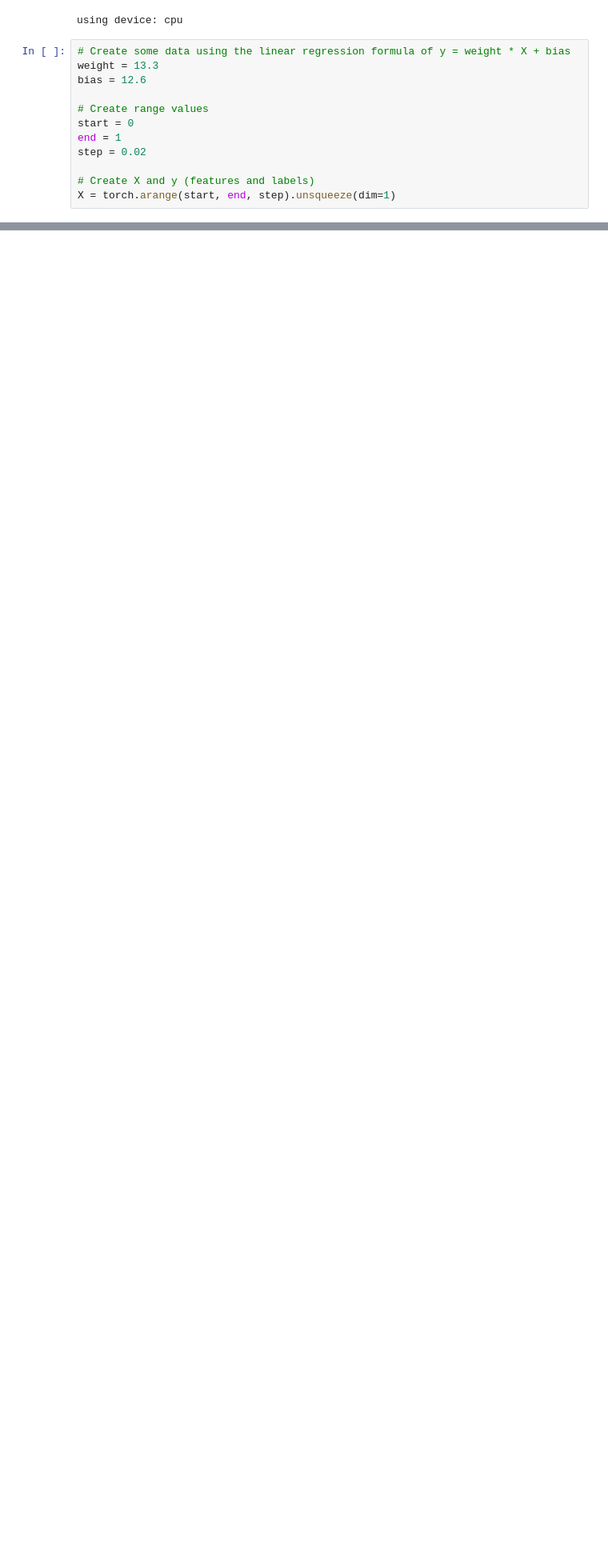
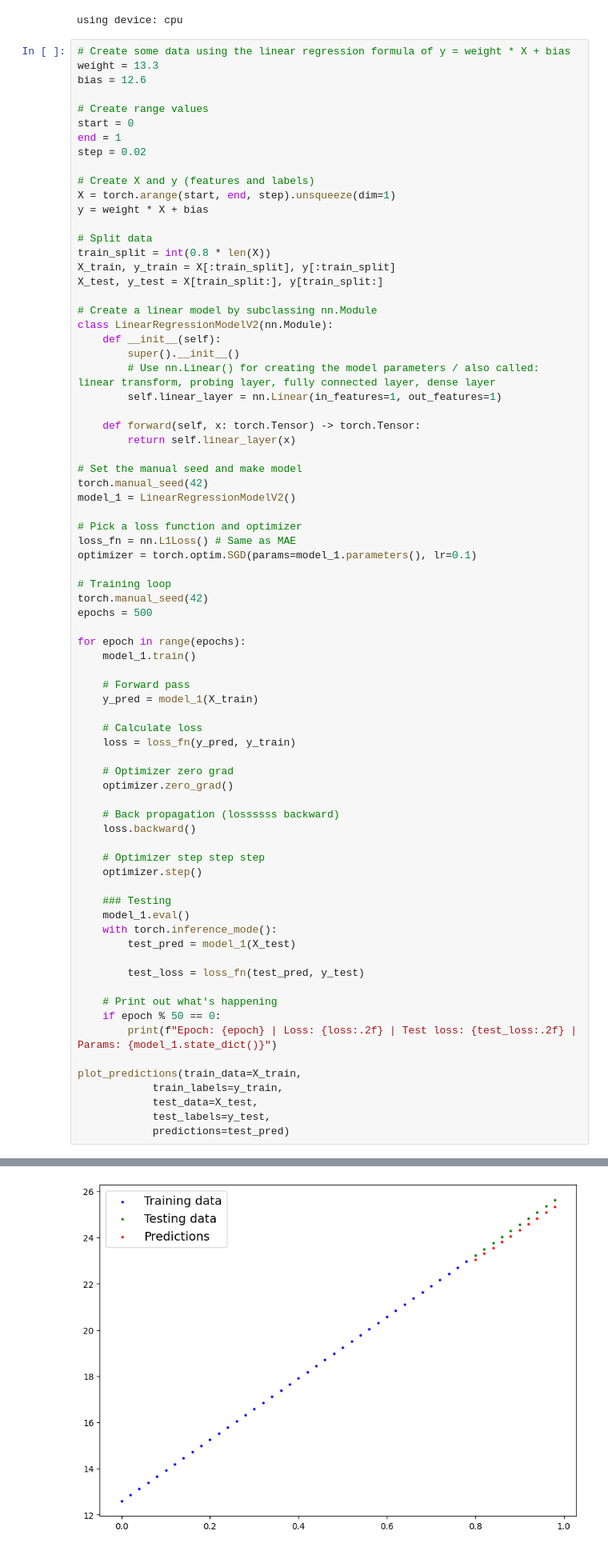
Before and after one commit to JustinTrannn/learningPytorch, a Jupyter notebook: 01_Pytorch_Workflow.ipynb, the cells around one changed output, grey strips where cells are left out. Shown at 80% size. Drawn from its saved outputs; the diff is of its cells as text; blank space fills up the shorter version.

```diff
--- a/01_Pytorch_Workflow.ipynb
+++ b/01_Pytorch_Workflow.ipynb
@@ -550,3 +550,67 @@ step = 0.02
 
 # Create X and y (features and labels)
 X = torch.arange(start, end, step).unsqueeze(dim=1)
+y = weight * X + bias
+
+# Split data
+train_split = int(0.8 * len(X))
+X_train, y_train = X[:train_split], y[:train_split]
+X_test, y_test = X[train_split:], y[train_split:]
+
+# Create a linear model by subclassing nn.Module
+class LinearRegressionModelV2(nn.Module):
+    def __init__(self):
+        super().__init__()
+        # Use nn.Linear() for creating the model parameters / also called: linear transform, probing layer, fully connected layer, dense layer
+        self.linear_layer = nn.Linear(in_features=1, out_features=1)
+
+    def forward(self, x: torch.Tensor) -> torch.Tensor:
+        return self.linear_layer(x)
+
+# Set the manual seed and make model
+torch.manual_seed(42)
+model_1 = LinearRegressionModelV2()
+
+# Pick a loss function and optimizer
+loss_fn = nn.L1Loss() # Same as MAE
+optimizer = torch.optim.SGD(params=model_1.parameters(), lr=0.1)
+
+# Training loop
+torch.manual_seed(42)
+epochs = 500
+
+for epoch in range(epochs):
+    model_1.train()
+
+    # Forward pass
+    y_pred = model_1(X_train)
+
+    # Calculate loss
+    loss = loss_fn(y_pred, y_train)
+
+    # Optimizer zero grad
+    optimizer.zero_grad()
+
+    # Back propagation (lossssss backward)
+    loss.backward()
+
+    # Optimizer step step step
+    optimizer.step()
+
+    ### Testing
+    model_1.eval()
+    with torch.inference_mode():
+        test_pred = model_1(X_test)
+
+        test_loss = loss_fn(test_pred, y_test)
+
+    # Print out what's happening
+    if epoch % 50 == 0:
+        print(f"Epoch: {epoch} | Loss: {loss:.2f} | Test loss: {test_loss:.2f} | Params: {model_1.state_dict()}")
+
+plot_predictions(train_data=X_train,
+            train_labels=y_train,
+            test_data=X_test,
+            test_labels=y_test,
+            predictions=test_pred)
+# %% [output]
@@ -552,0 +627 @@ X = torch.arange(start, end, step).unsqueeze(dim=1)
+[figure, added]
```
Also changed, not shown: parts of 3 cells of this notebook.
